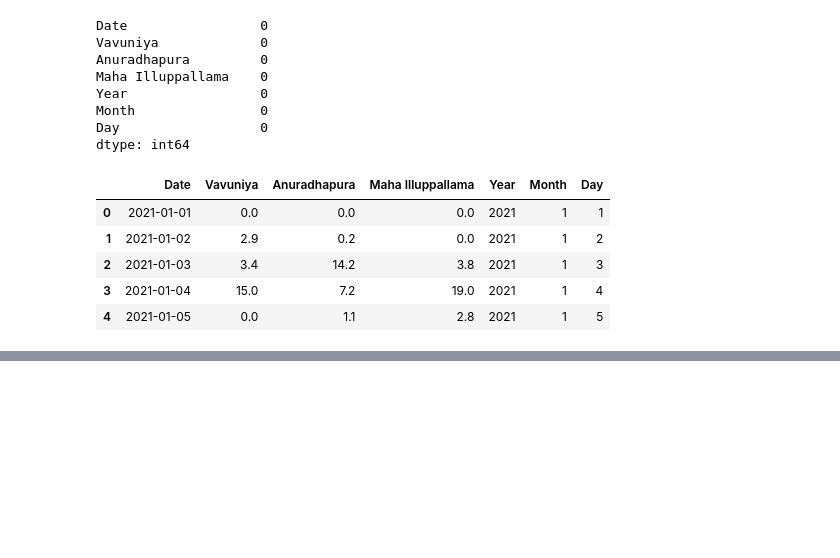
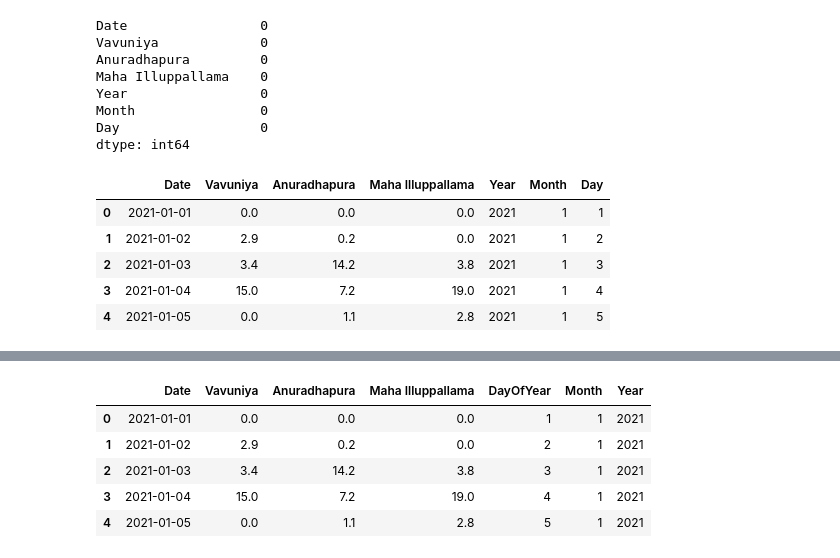
Before and after one commit to cepdnaclk/e19-co544-Rainfall-Prediction-System, a Jupyter notebook: Models/GBR.ipynb, the cells around one changed output, grey strips where cells are left out. Cells and saved outputs as stored; diff of their text form; code cells hidden in the pictures; blank space fills up the shorter version.

```diff
--- a/Models/GBR.ipynb
+++ b/Models/GBR.ipynb
@@ -64,0 +115,20 @@ df.head()
+# %%
+# Load your dataset
+df = pd.read_csv('transformed_rainfall_data.csv')
+
+# Ensure 'Date' is in datetime format
+df['Date'] = pd.to_datetime(df['Date'], format='%Y%m%d')
+
+# Create additional features
+df['DayOfYear'] = pd.to_datetime(df['Date'], format='%Y%m%d').dt.dayofyear
+df['Month'] = pd.to_datetime(df['Date'], format='%Y%m%d').dt.month
+df['Year'] = df['Date'].dt.year
+
+df.head()
+# %% [output]
+|  | Date | Vavuniya | Anuradhapura | Maha Illuppallama | DayOfYear | Month | Year |
+| 0 | 2021-01-01 | 0.0 | 0.0 | 0.0 | 1 | 1 | 2021 |
+| 1 | 2021-01-02 | 2.9 | 0.2 | 0.0 | 2 | 1 | 2021 |
+| 2 | 2021-01-03 | 3.4 | 14.2 | 3.8 | 3 | 1 | 2021 |
+| 3 | 2021-01-04 | 15.0 | 7.2 | 19.0 | 4 | 1 | 2021 |
+| 4 | 2021-01-05 | 0.0 | 1.1 | 2.8 | 5 | 1 | 2021 |
```
Also changed, not shown: parts of 8 cells of this notebook, 6 other files.
